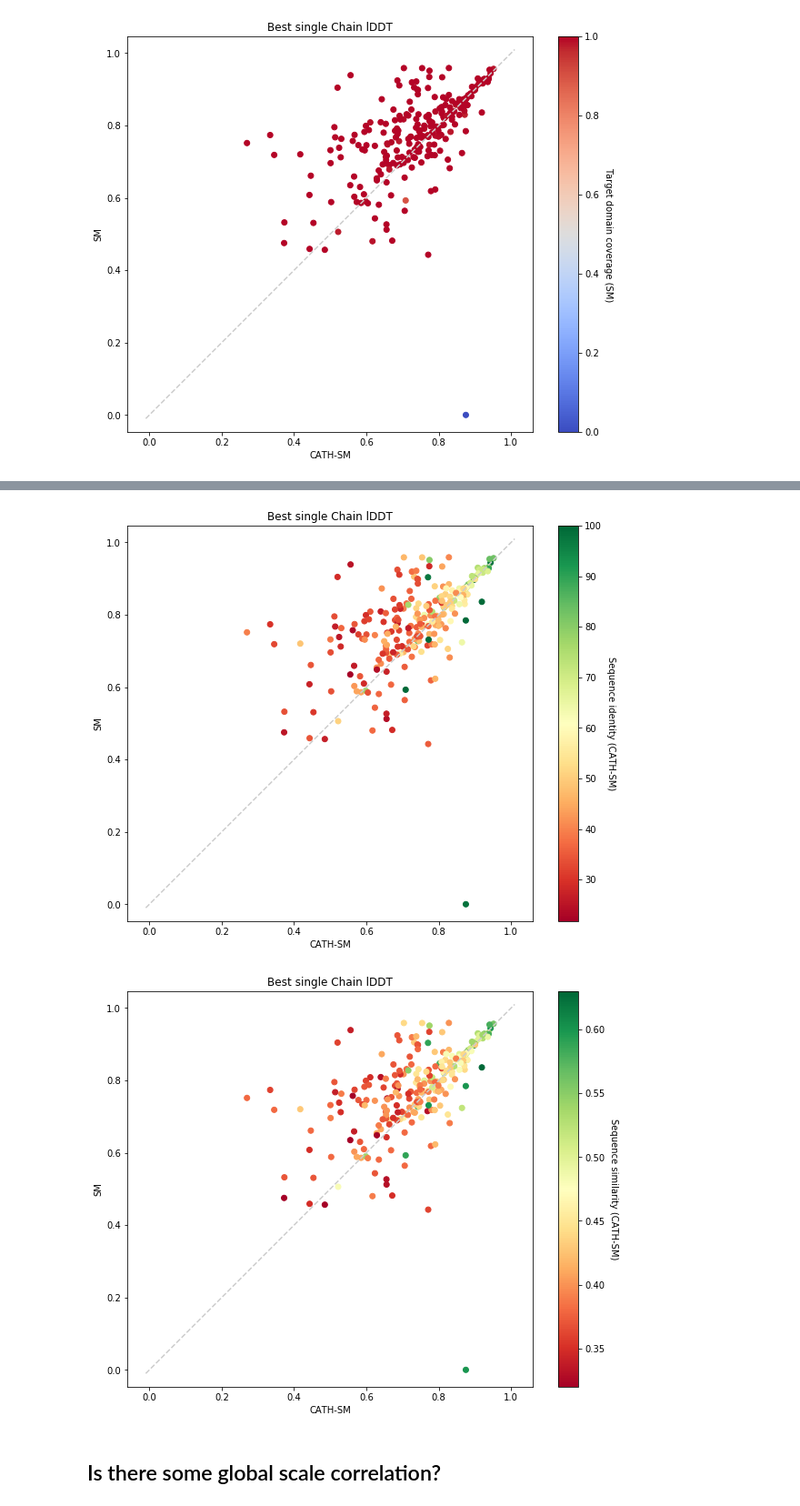
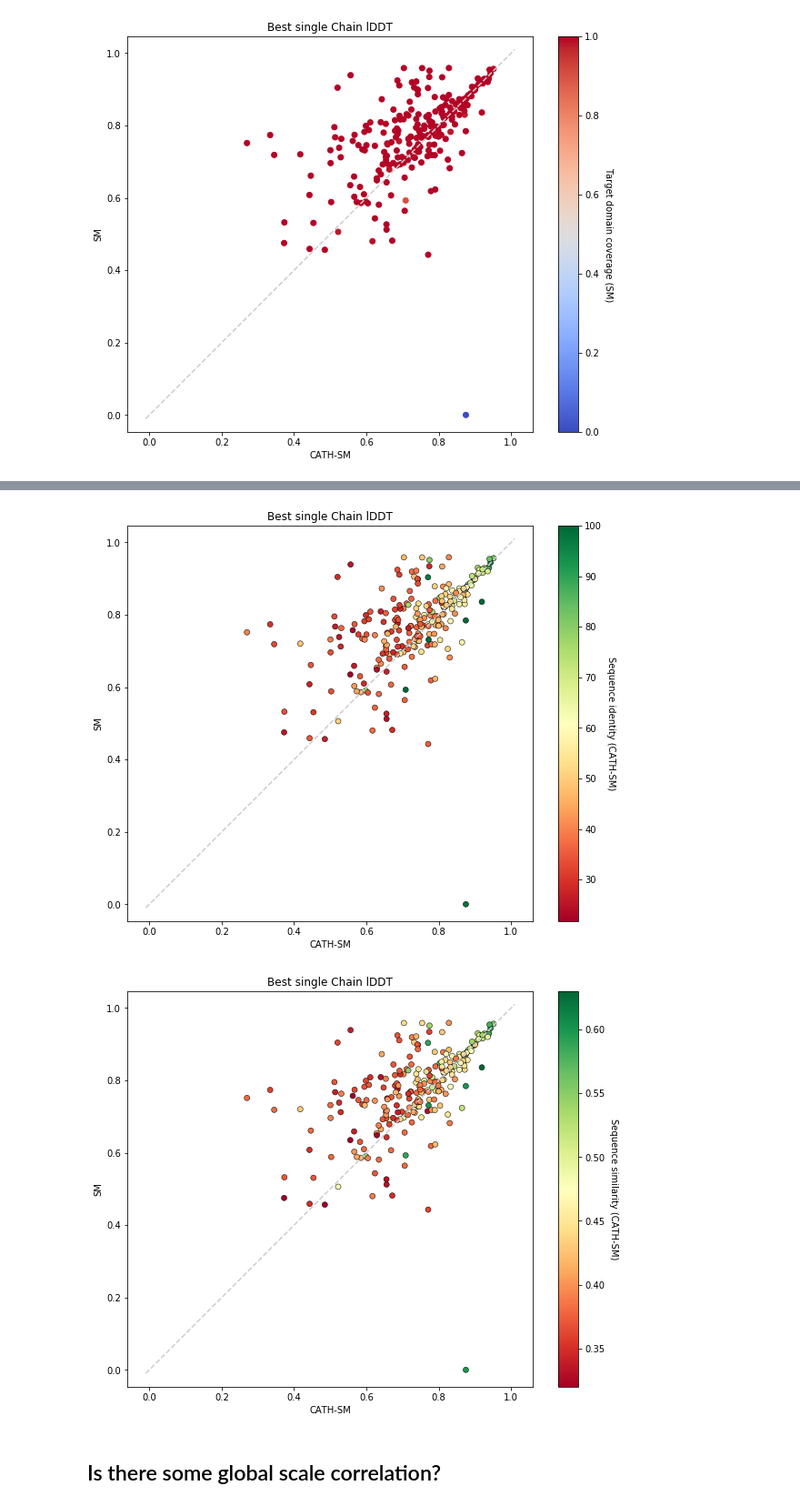
Before and after one commit to CATH-SWISSMODEL/cathsm-cameo, a Jupyter notebook: Plots_lDDT.ipynb, the cells around one changed output, grey strips where cells are left out. Shown at 91% size. Cells and saved outputs as stored; diff of their text form; code cells hidden in the pictures.

```diff
--- a/Plots_lDDT.ipynb
+++ b/Plots_lDDT.ipynb
@@ -306,3 +315,38 @@ cbar.set_label('Target domain coverage (SM)', rotation=270)
 plt.show()
 # %% [output]
 [figure]
+# %%
+# Single chain lDDT plot - color by template identity
+import numpy as np
+import matplotlib as mpl
+import matplotlib.pyplot as plt
+# %matplotlib nbagg
+%matplotlib inline
+# %matplotlib notebook
+mpl.rcParams["figure.figsize"] = (8, 8)
+# Identity line
+plt.xlim(-0.01, 1.01)
+plt.ylim(-0.01, 1.01)
+ax = plt.gca()
+plt.plot(ax.get_xlim(), ax.get_ylim(), ls="--", c=".8")
+# Main plot
+same_template = resolvedhits_first_sm[resolvedhits_first_sm['same_template_md5']]
+#same_template = same_template[same_template['target'] == '20181103_00000042_1']
+diff_template = resolvedhits_first_sm[resolvedhits_first_sm['same_template_md5'] == False]
+#diff_template = diff_template[diff_template['target'] == '20181103_00000042_1']
+plt.scatter(diff_template['cathsm_single_chain_lddt'],
+            diff_template['sm_single_chain_lddt'],
+            c=np.array([plt.cm.Set1(0)]), label="Different template")
+plt.scatter(same_template['cathsm_single_chain_lddt'],
+            same_template['sm_single_chain_lddt'],
+            c=np.array([plt.cm.Set1(1)]), label="Same template")
+
+# Axis labels
+plt.title("Best single Chain lDDT")
+plt.xlabel("CATH-SM")
+plt.ylabel("SM")
+# Setup legend
+plt.legend(loc='lower left')
+cbar.ax.get_yaxis().labelpad = 15
+plt.axis('equal')
+plt.show()
@@ -550,7 +607,8 @@ ax = plt.gca()
 plt.plot(ax.get_xlim(), ax.get_ylim(), ls="--", c=".8")
 # Main plot
 plt.scatter(resolvedhits_top_sm['cathsm_single_chain_lddt'], resolvedhits_top_sm['sm_single_chain_lddt'],
-            c=resolvedhits_top_sm['cathsm_sid'], cmap='RdYlGn')
+            c=resolvedhits_top_sm['cathsm_sid'], cmap='RdYlGn',
+            edgecolors='black', linewidth=0.5)
 # Axis labels
 plt.title("Best single Chain lDDT")
 plt.xlabel("CATH-SM")
@@ -562,35 +620,36 @@ plt.axis('equal')
 cbar.set_label('Sequence identity (CATH-SM)', rotation=270)
 plt.show()
 # %% [output]
-[figure, old version]
+[figure, new version]
 # %%
 # Single chain lDDT plot
 import matplotlib as mpl
 import matplotlib.pyplot as plt
 # %matplotlib nbagg
 %matplotlib inline
 # %matplotlib notebook
 mpl.rcParams["figure.figsize"] = (10, 8)
 # Identity line
 plt.xlim(-0.01, 1.01)
 plt.ylim(-0.01, 1.01)
 ax = plt.gca()
 plt.plot(ax.get_xlim(), ax.get_ylim(), ls="--", c=".8")
 # Main plot
 plt.scatter(resolvedhits_top_sm['cathsm_single_chain_lddt'], resolvedhits_top_sm['sm_single_chain_lddt'],
-            c=resolvedhits_top_sm['cathsm_sim'], cmap='RdYlGn')
+            c=resolvedhits_top_sm['cathsm_sim'], cmap='RdYlGn',
+            edgecolors='black', linewidth=0.5)
 # Axis labels
 plt.title("Best single Chain lDDT")
 plt.xlabel("CATH-SM")
 plt.ylabel("SM")
 # Setup color bar
 cbar = plt.colorbar()
 cbar.ax.get_yaxis().labelpad = 15
 plt.axis('equal')
 cbar.set_label('Sequence similarity (CATH-SM)', rotation=270)
 plt.show()
 # %% [output]
-[figure, old version]
+[figure, new version]
 # %% [markdown]
 ## Is there some global scale correlation?
 # %%
```
Also changed, not shown: parts of 20 cells of this notebook, 2 other files.
